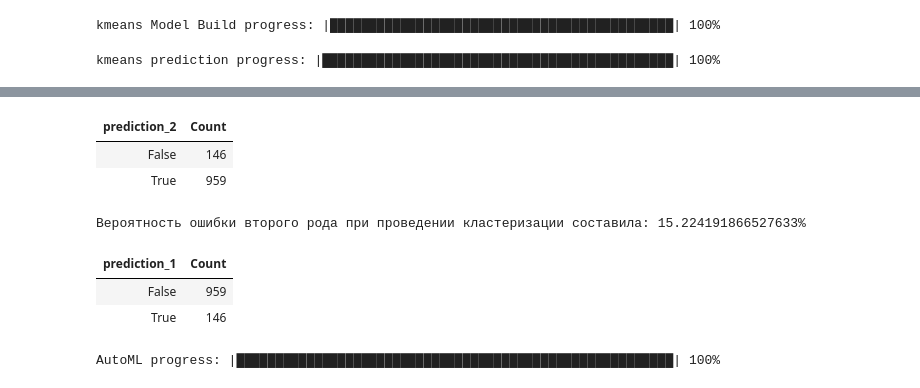
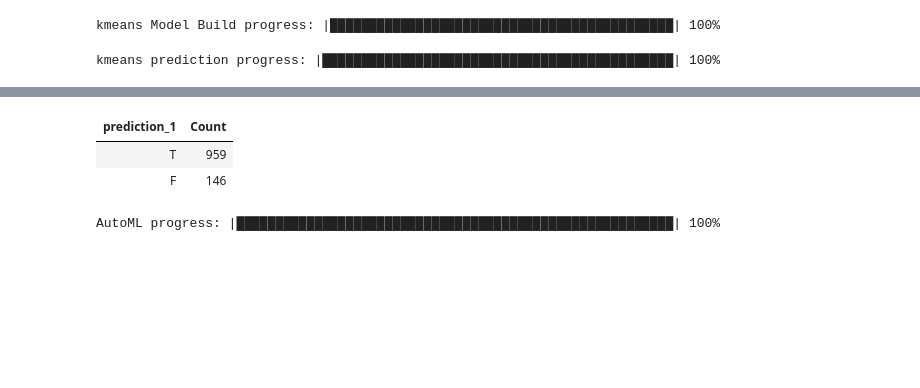
Before and after one commit to AlexAlexeyuk/AlexAlexeyuk, a Jupyter notebook: Alexeyuk_Spam_identification.ipynb, the cells around one changed output, grey strips where cells are left out. Drawn from its saved outputs; the diff is of its cells as text; code cells hidden in the pictures; blank space fills up the shorter version.

```diff
--- a/Alexeyuk_Spam_identification.ipynb
+++ b/Alexeyuk_Spam_identification.ipynb
@@ -700,11 +736,0 @@ test["prediction_2"] = (test["labels"] == 0 and test['target']\
-# %%
-test["prediction_2"].table()
-# %% [output]
-| prediction_2 | Count |
-| False | 146 |
-| True | 959 |
-# %%
-m = 146 / 959 * 100
-print('Вероятность ошибки второго рода при проведении кластеризации составила: ' + str(m)+'%')
-# %% [output]
-Вероятность ошибки второго рода при проведении кластеризации составила: 15.224191866527633%
@@ -714,9 +737,9 @@ test["prediction_1"] = (test["labels"] == 1 and test['target']\
 # %%
-test["prediction_1"].table()
+#test["prediction_1"].table()
 # %% [output]
 | prediction_1 | Count |
-| False | 959 |
-| True | 146 |
+| T | 959 |
+| F | 146 |
 # %%
 from h2o.automl import H2OAutoML
 
```
Also changed, not shown: parts of 27 cells of this notebook.
